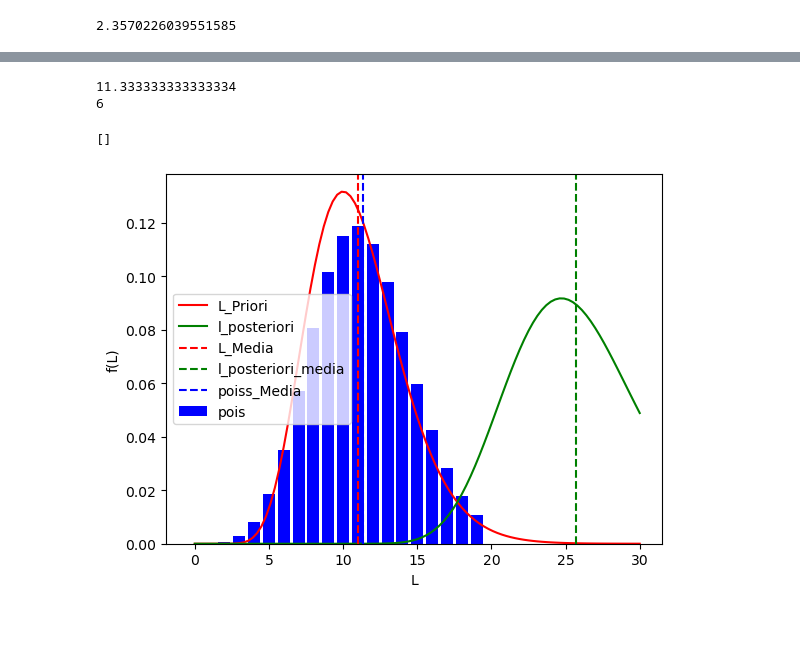
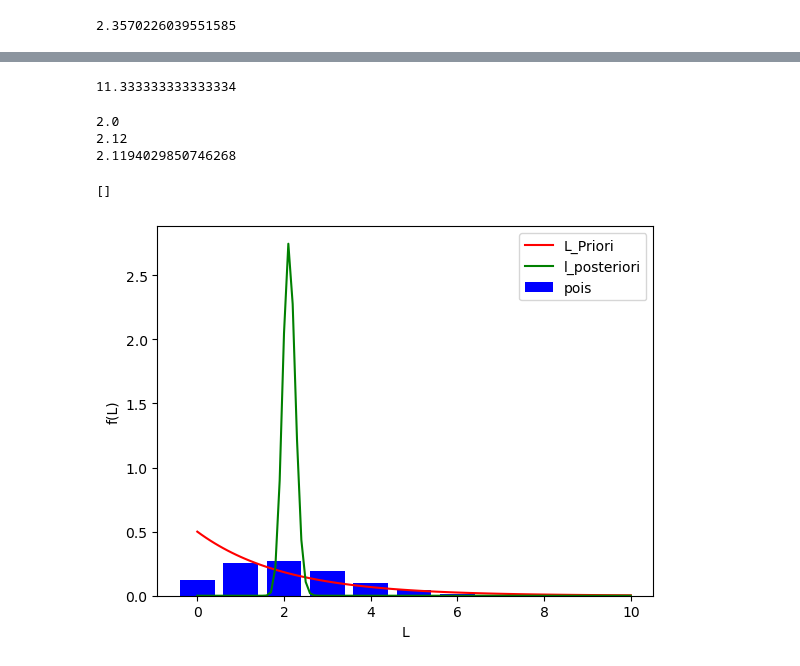
Before and after one commit to juanpsch/CEIA_ProbayEstadistica, a Jupyter notebook: TPs/Examen.ipynb, the cells around one changed output, grey strips where cells are left out. Saved outputs shown, nothing was run; the diff lists cells and outputs as text; code cells hidden in the pictures; blank space fills up the shorter version.

```diff
--- a/TPs/Examen.ipynb
+++ b/TPs/Examen.ipynb
@@ -52,33 +98,34 @@ np.sqrt(50)*1.5
+# %%
+datos = np.array([20, 5, 6, 30, 2, 5])
+datos.sum()
+datos.mean()
+# %% [output]
+11.333333333333334
 # %%
-a, l1 = 10, 1
-l0 = 1
-l_priori = gamma(a,l1)
+a, b = 1, 1/2
+a1, b1 = 213, 100.5
+l_priori = scipy.stats.gamma(a=a, scale=1/b)
+l_posteriori = scipy.stats.gamma(a=a1,scale=1/b1)
+pois = poisson(212/100)
+X = np.linspace(0, 10, 101)
+Y = np.arange(8)
+print(l_priori.mean())
+print(212/100)
+print(l_posteriori.mean())
 
-
-K = np.array([20, 5, 6, 30, 2, 5])
-K_ = K.mean()
-print(K_)
-print(len(K))
-pois = poisson(K_)
-l_posteriori = gamma(a+K.sum()/(len(K)+1), len(K))
-
-X = np.linspace(0, 30, 101)
-Y = np.arange(20)
 plt.plot(X, l_priori.pdf(X), color='r', label='L_Priori')
 plt.plot(X, l_posteriori.pdf(X), color='g', label='l_posteriori')
 plt.bar(Y, pois.pmf(Y), color='b', label='pois')
 
-plt.axvline(l_priori.mean(), color='r', linestyle='--', label='L_Media')
-plt.axvline(l_posteriori.mean(), color='g', linestyle='--', label='l_posteriori_media')
-plt.axvline(pois.mean(), color='b', linestyle='--', label='poiss_Media')
 handles, labels = plt.gca().get_legend_handles_labels()
 by_label = dict(zip(labels, handles))
 plt.legend(by_label.values(), by_label.keys())
 plt.xlabel("L")
 plt.ylabel("f(L)")
 plt.plot()
 # %% [output]
-11.333333333333334
-6
+2.0
+2.12
+2.1194029850746268
 []
-[figure, old version]
+[figure, new version]
```
Also changed, not shown: parts of 7 cells of this notebook, 2 other files.
